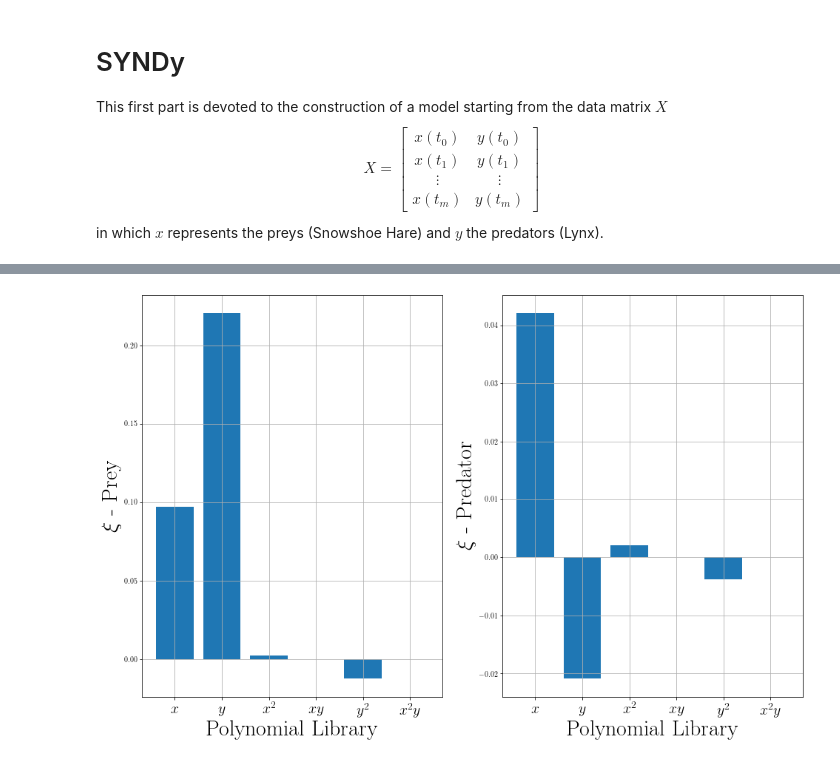
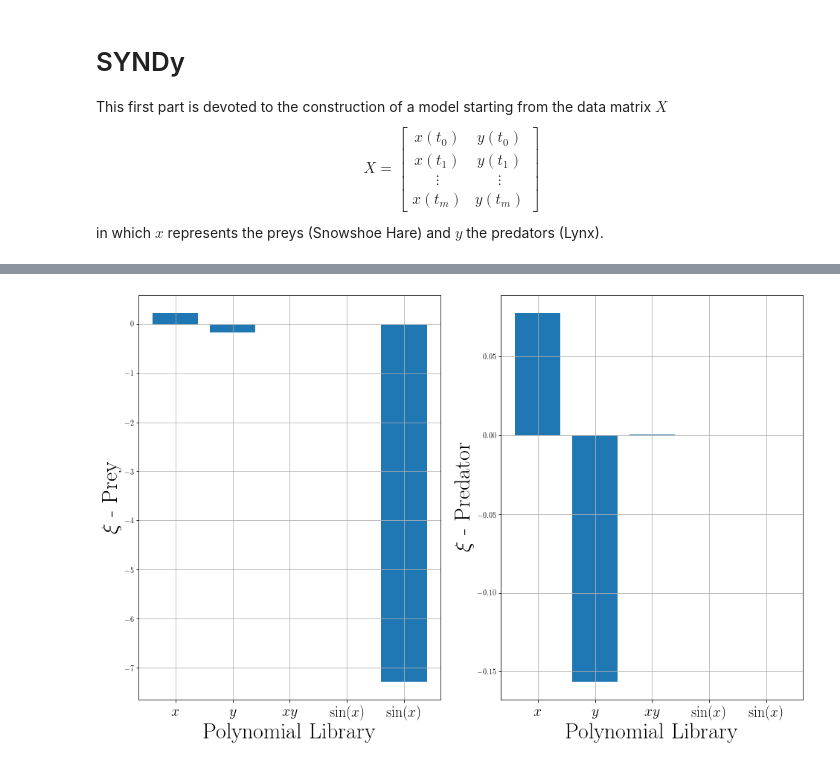
Before and after one commit to Steriva/MfM_Assignment, a Jupyter notebook: exe01d_pySINDy.ipynb, the cells around one changed output, grey strips where cells are left out. Cells and saved outputs as stored; diff of their text form; code cells hidden in the pictures.

```diff
--- a/exe01d_pySINDy.ipynb
+++ b/exe01d_pySINDy.ipynb
@@ -71,14 +71,16 @@ in which $x$ represents the preys (Snowshoe Hare) and $y$ the predators (Lynx).
 library_functions = [
     lambda x : x,
     lambda x,y : x * y,
-    lambda x : x**2,
-    lambda x, y : x**2 * y
+    # lambda x : x**2,
+    # lambda x, y : x**2 * y,
+    lambda x: np.sin(x)
     ]
 library_function_names = [
     lambda x : x,
     lambda x,y : x + '*' + y,
-    lambda x: x +'^2',
-    lambda x, y: x +'^2*'+y
+    # lambda x: x +'^2',
+    # lambda x, y: x +'^2*'+y,
+    lambda x: 'sin(' + x +')'
 ]
 custom_library = ps.CustomLibrary(
     library_functions=library_functions, function_names=library_function_names
@@ -91,7 +93,7 @@ STLSQ_optimizer = ps.STLSQ(threshold=0.001)
 polyLibrary = ps.PolynomialLibrary(degree = 2)
 
 model = ps.SINDy(
-    optimizer = STLSQ_optimizer,
+    optimizer = lasso_optimizer,
     feature_names = feature_names,
     differentiation_method = ps.FiniteDifference(),
     feature_library = custom_library
@@ -144,32 +146,35 @@ files.download('SINDy_vs_data.pdf')
 # %%
+coeffSize = np.size(mean_ensemble, axis = 1)
+
 fig2 = plt.figure()
 plt.subplot(1,2,1)
-plt.bar(np.linspace(0,5,6), mean_ensemble[0,:])
+plt.bar(np.linspace(0,coeffSize-1,coeffSize), mean_ensemble[0,:])
 
 # Poly Ticks
 # my_xticks = ['1','$x$','$y$','$x^2$','$xy$','$y^2$']
 # Custom Ticks
-my_xticks = ['$x$','$y$','$x^2$','$xy$','$y^2$', '$x^2y$']
-plt.xticks(np.linspace(0,5,6), my_xticks, fontsize=20)
+# my_xticks = ['$x$','$y$','$x^2$','$xy$','$y^2$', '$x^2y$]
+my_xticks = ['$x$','$y$','$xy$','$\sin(x)$', '$\sin(x)$']
+plt.xticks(np.linspace(0,coeffSize-1,coeffSize), my_xticks, fontsize=20)
 
 plt.xlabel("Polynomial Library",fontsize=30)
 plt.ylabel('$\\xi$ - Prey',fontsize=30)
 plt.grid(which='major',linestyle='-')
 plt.grid(which='minor',linestyle='--')
 
 plt.subplot(1,2,2)
-plt.bar(np.linspace(0,5,6), mean_ensemble[1,:])
-plt.xticks(np.linspace(0,5,6), my_xticks, fontsize=20)
+plt.bar(np.linspace(0,coeffSize-1,coeffSize), mean_ensemble[1,:])
+plt.xticks(np.linspace(0,coeffSize-1,coeffSize), my_xticks, fontsize=20)
 
 plt.xlabel("Polynomial Library",fontsize=30)
 plt.ylabel('$\\xi$ - Predator',fontsize=30)
 plt.grid(which='major',linestyle='-')
 plt.grid(which='minor',linestyle='--')
 
 fig2.savefig('SINDy_xi.pdf', format='pdf', dpi=600, bbox_inches='tight')
 
 files.download('SINDy_xi.pdf')
 # %% [output]
 [interactive output not drawn]
 [interactive output not drawn]
-[figure, old version]
+[figure, new version]
```
Also changed, not shown: parts of 2 cells of this notebook.
